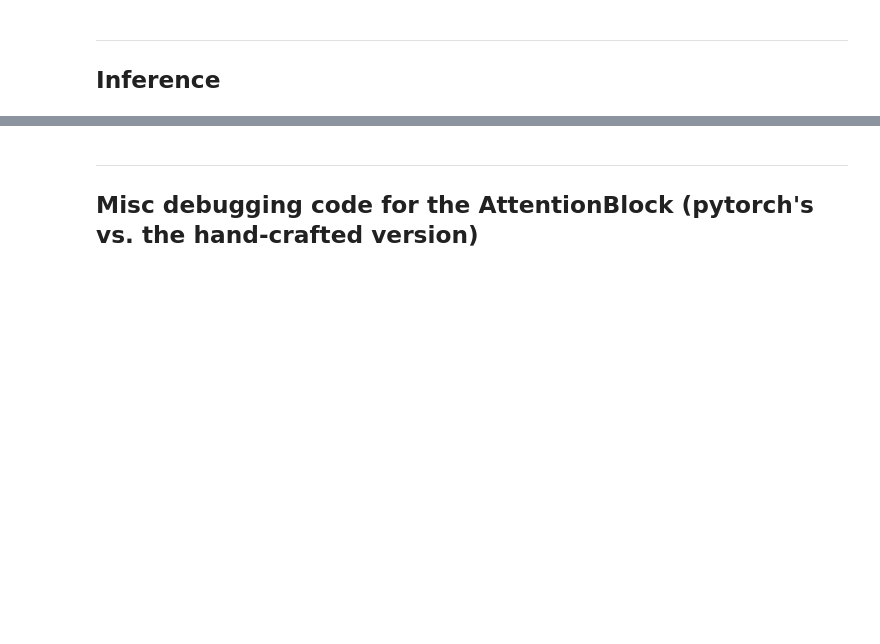
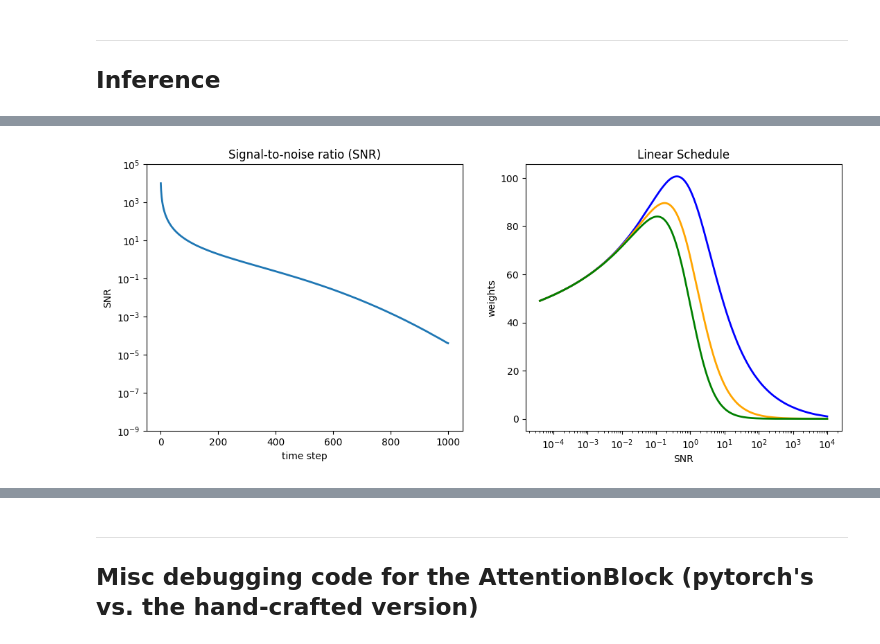
Before and after one commit to planaria158/Diffusion_DDPM, a Jupyter notebook: Diffusion_dev.ipynb, the cells around one changed output, grey strips where cells are left out. Drawn from its saved outputs; the diff is of its cells as text; code cells hidden in the pictures; blank space fills up the shorter version.

Commit message:
Starting to examine perception-prioritized weighting https://arxiv.org/pdf/2204.00227.pdf

```diff
--- a/Diffusion_dev.ipynb
+++ b/Diffusion_dev.ipynb
@@ -283,2 +292,68 @@ infer()
+# %%
+# Perception-prioritized weighting during training
+# https://arxiv.org/pdf/2204.00227.pdf
+
+import matplotlib.pyplot as plt
+
+alpha_cum_prod = lns.alpha_cum_prod
+betas = lns.betas
+alphas = lns.alphas
+
+lambda_t = ((1 - betas) * (1 - alpha_cum_prod))/betas
+snr =  (1.0/(1.0 - alpha_cum_prod)) - 1  #alpha_cum_prod/(1.0 - alpha_cum_prod)
+t_steps = torch.linspace(0, 1000, 1000, dtype=torch.int)
+assert snr.shape == t_steps.shape
+
+p2_k = 1
+p2_gamma = 0.5
+weights_0p5 = (lambda_t/(p2_k + snr)**p2_gamma)
+# plot normalized weights.
+# weights_0p5 /= (torch.sum(torch.abs(weights_0p5)))
+# print(torch.sum(weights_0p5))
+
+p2_gamma = 1.0
+weights_1p0 = (lambda_t/(p2_k + snr)**p2_gamma)
+# weights_1p0 /= (torch.sum(torch.abs(weights_1p0)))
+# print(torch.sum(weights_1p0))
+
+weights_baseline = lambda_t
+# weights_baseline /= (torch.sum(torch.abs(weights_baseline)))
+# print(torch.sum(weights_baseline))
+
+rows = 1
+cols = 3
+fig = plt.figure(figsize=(20,5))
+
+ax = plt.subplot(rows, cols, 1)
+ax.plot(t_steps, snr, linewidth=2.0)
+plt.title('Signal-to-noise ratio (SNR)')
+plt.xlabel('time step')
+plt.ylabel('SNR')
+plt.yscale("log")
+plt.ylim(1e-9, 1e5)
+
+ax = plt.subplot(rows, cols, 2)
+ax.plot(snr, weights_baseline, linewidth=2.0, color="blue")
+ax.plot(snr, weights_0p5, linewidth=2.0, color="orange")
+ax.plot(snr, weights_1p0, linewidth=2.0, color="green")
+plt.title('Linear Schedule')
+plt.xlabel('SNR')
+plt.ylabel('weights')
+plt.xscale("log")
+# plt.xlim(1e-8, 50)
+
+# ax = plt.subplot(rows, cols, 3)
+# ax.plot(t_steps, torch.log10(snr)/weights_baseline, linewidth=2.0, color="blue")
+# ax.plot(t_steps, torch.log10(snr)/weights_0p5, linewidth=2.0, color="orange")
+# ax.plot(t_steps, torch.log10(snr)/weights_1p0, linewidth=2.0, color="green")
+# plt.title('')
+# plt.ylabel('SNR / weights')
+# plt.xlabel('time steps')
+# plt.xscale("log")
+# plt.xlim(1e-8, 1e4)
+
+plt.show()
+# %% [output]
+[figure, added]
 # %%
 flowers = torchvision.datasets.Flowers102(root='../data/', split='train', download=True)
```
Also changed, not shown: parts of 5 cells of this notebook, 3 other files.
